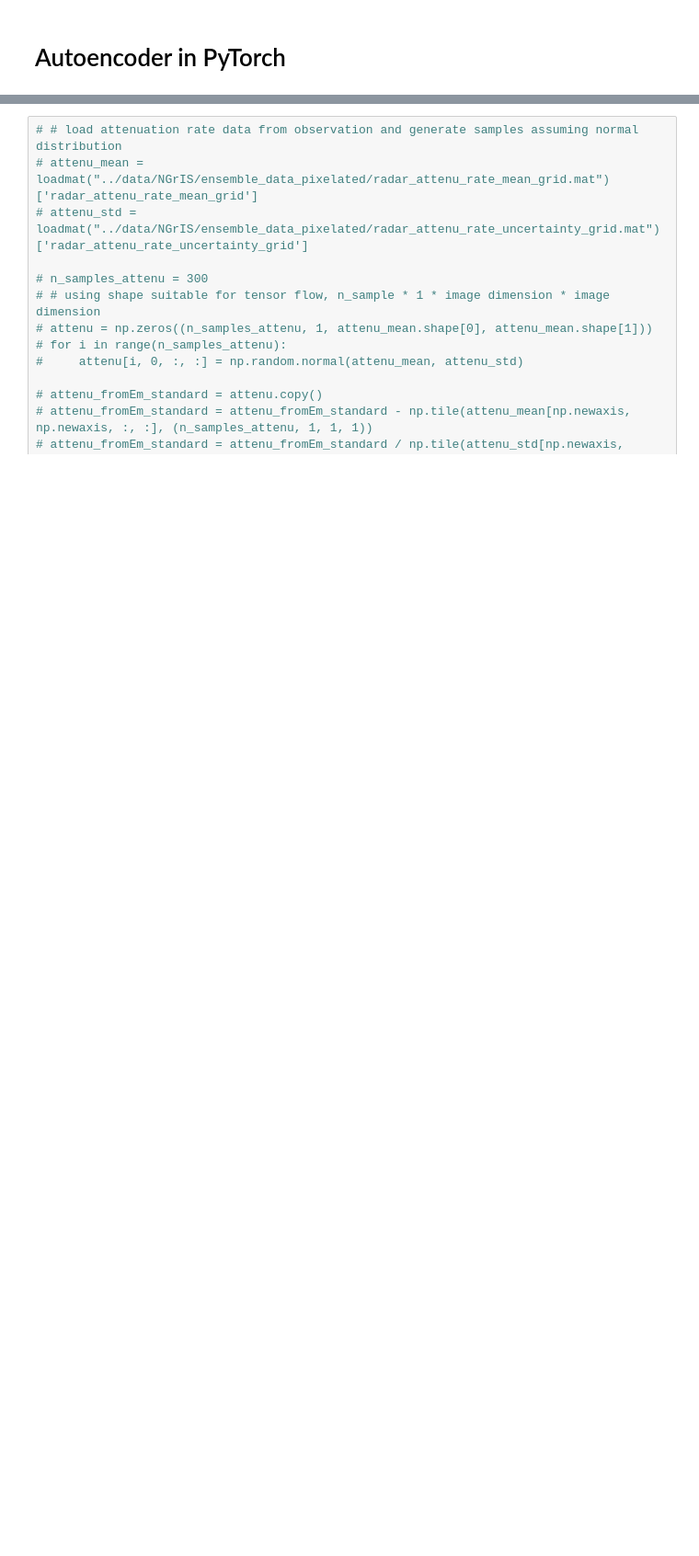
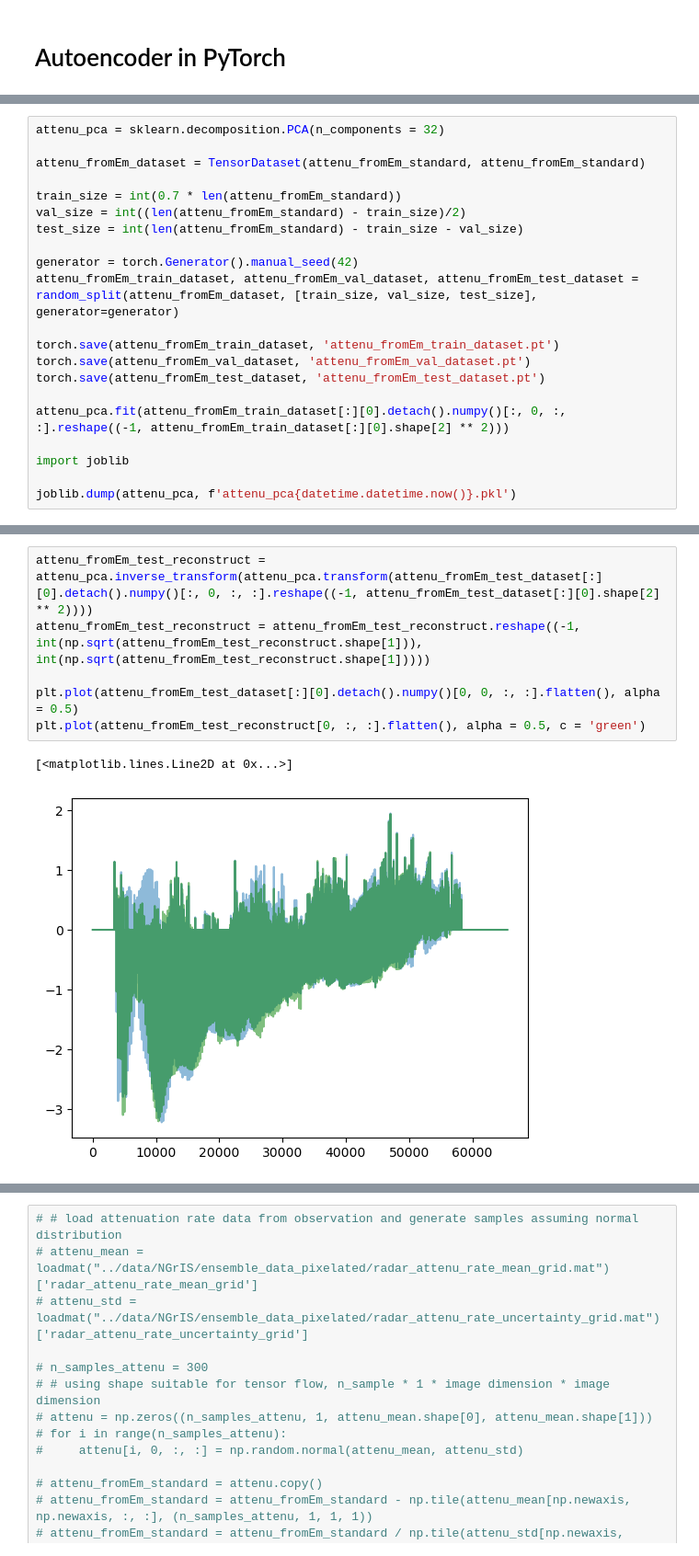
Before and after one commit to alastairyang/calibrated-prior, a Jupyter notebook: testing/pytorch_autoencoder_testing.ipynb, the cells around one changed output, grey strips where cells are left out. Shown at 92% size. Saved outputs shown, nothing was run; the diff lists cells and outputs as text; blank space fills up the shorter version.

```diff
--- a/testing/pytorch_autoencoder_testing.ipynb
+++ b/testing/pytorch_autoencoder_testing.ipynb
@@ -89,0 +98,21 @@ Eb_standard = torch.tensor(Eb_standard).float()
+# %%
+attenu_pca = sklearn.decomposition.PCA(n_components = 32)
+
+attenu_fromEm_dataset = TensorDataset(attenu_fromEm_standard, attenu_fromEm_standard)
+
+train_size = int(0.7 * len(attenu_fromEm_standard))
+val_size = int((len(attenu_fromEm_standard) - train_size)/2)
+test_size = int(len(attenu_fromEm_standard) - train_size - val_size)
+
+generator = torch.Generator().manual_seed(42)
+attenu_fromEm_train_dataset, attenu_fromEm_val_dataset, attenu_fromEm_test_dataset = random_split(attenu_fromEm_dataset, [train_size, val_size, test_size], generator=generator)
+
+torch.save(attenu_fromEm_train_dataset, 'attenu_fromEm_train_dataset.pt')
+torch.save(attenu_fromEm_val_dataset, 'attenu_fromEm_val_dataset.pt')
+torch.save(attenu_fromEm_test_dataset, 'attenu_fromEm_test_dataset.pt')
+
+attenu_pca.fit(attenu_fromEm_train_dataset[:][0].detach().numpy()[:, 0, :, :].reshape((-1, attenu_fromEm_train_dataset[:][0].shape[2] ** 2)))
+
+import joblib
+
+joblib.dump(attenu_pca, f'attenu_pca{datetime.datetime.now()}.pkl')
@@ -89,0 +121,9 @@ Eb_standard = torch.tensor(Eb_standard).float()
+# %%
+attenu_fromEm_test_reconstruct = attenu_pca.inverse_transform(attenu_pca.transform(attenu_fromEm_test_dataset[:][0].detach().numpy()[:, 0, :, :].reshape((-1, attenu_fromEm_test_dataset[:][0].shape[2] ** 2))))
+attenu_fromEm_test_reconstruct = attenu_fromEm_test_reconstruct.reshape((-1, int(np.sqrt(attenu_fromEm_test_reconstruct.shape[1])), int(np.sqrt(attenu_fromEm_test_reconstruct.shape[1]))))
+
+plt.plot(attenu_fromEm_test_dataset[:][0].detach().numpy()[0, 0, :, :].flatten(), alpha = 0.5)
+plt.plot(attenu_fromEm_test_reconstruct[0, :, :].flatten(), alpha = 0.5, c = 'green')
+# %% [output]
+[<matplotlib.lines.Line2D at 0x...>]
+[figure, added]
```
Also changed, not shown: parts of 17 cells of this notebook, 11 other files.
